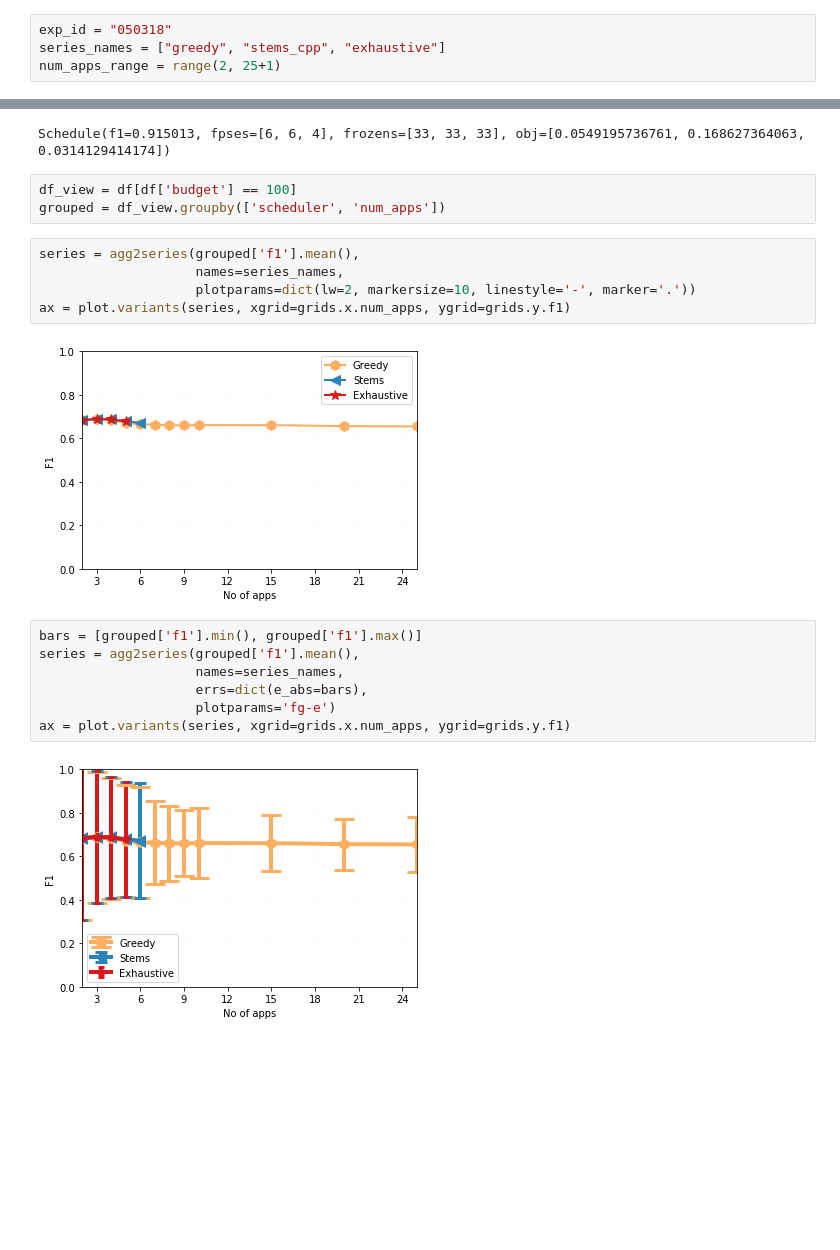
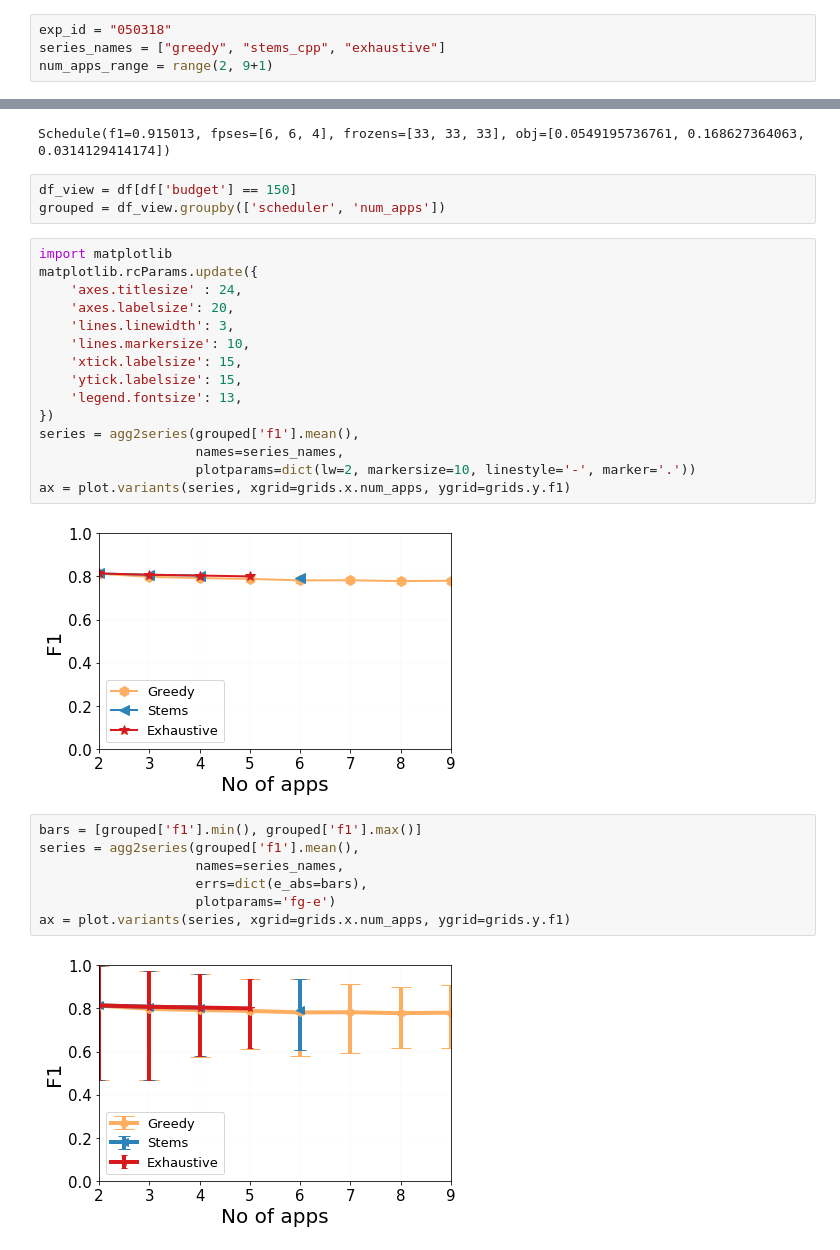
Before and after one commit to angelajiang/mainstream-analysis, a Jupyter notebook: 2018-Spring/notebooks/daniel/scheduler-cmp.ipynb, the cells around one changed output, grey strips where cells are left out. Saved outputs shown, nothing was run; the diff lists cells and outputs as text; blank space fills up the shorter version.

```diff
--- a/2018-Spring/notebooks/daniel/scheduler-cmp.ipynb
+++ b/2018-Spring/notebooks/daniel/scheduler-cmp.ipynb
@@ -3,7 +3,7 @@
 # %%
 exp_id = "050318"
 series_names = ["greedy", "stems_cpp", "exhaustive"]
-num_apps_range = range(2, 25+1)
+num_apps_range = range(2, 9+1)
 # %%
 setups = {}
 for num_apps in num_apps_range:
@@ -70,15 +61,25 @@ print desc(schedules2[0])
 # %% [output]
 Schedule(f1=0.915013, fpses=[6, 6, 4], frozens=[33, 33, 33], obj=[0.0549195736761, 0.168627364063, 0.0314129414174])
 # %%
-df_view = df[df['budget'] == 100]
+df_view = df[df['budget'] == 150]
 grouped = df_view.groupby(['scheduler', 'num_apps'])
 # %%
+import matplotlib
+matplotlib.rcParams.update({
+    'axes.titlesize' : 24,
+    'axes.labelsize': 20,
+    'lines.linewidth': 3,
+    'lines.markersize': 10,
+    'xtick.labelsize': 15,
+    'ytick.labelsize': 15,
+    'legend.fontsize': 13,
+})
 series = agg2series(grouped['f1'].mean(),
                     names=series_names,
                     plotparams=dict(lw=2, markersize=10, linestyle='-', marker='.'))
 ax = plot.variants(series, xgrid=grids.x.num_apps, ygrid=grids.y.f1)
 # %% [output]
-[figure, old version]
+[figure, new version]
 # %%
 bars = [grouped['f1'].min(), grouped['f1'].max()]
 series = agg2series(grouped['f1'].mean(),
@@ -87,4 +88,4 @@ series = agg2series(grouped['f1'].mean(),
                     plotparams='fg-e')
 ax = plot.variants(series, xgrid=grids.x.num_apps, ygrid=grids.y.f1)
 # %% [output]
-[figure, old version]
+[figure, new version]
```
Also changed, not shown: parts of 4 cells of this notebook, 8 other files.
